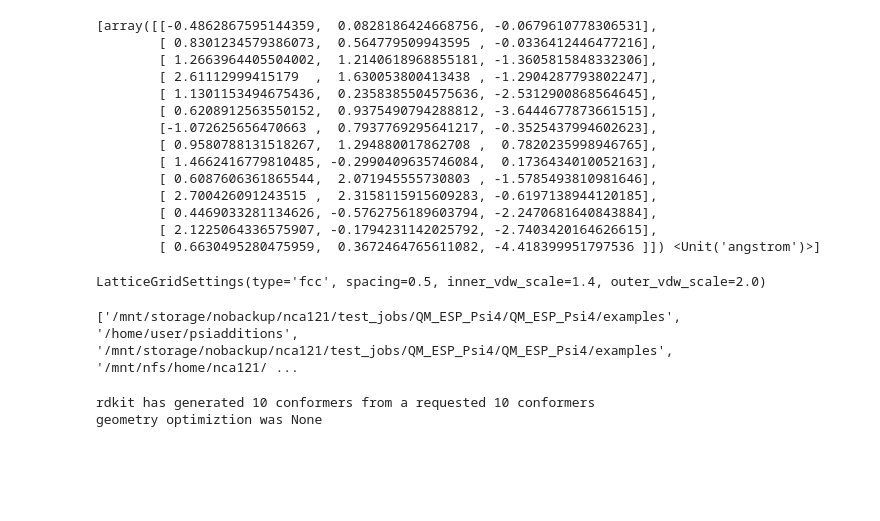
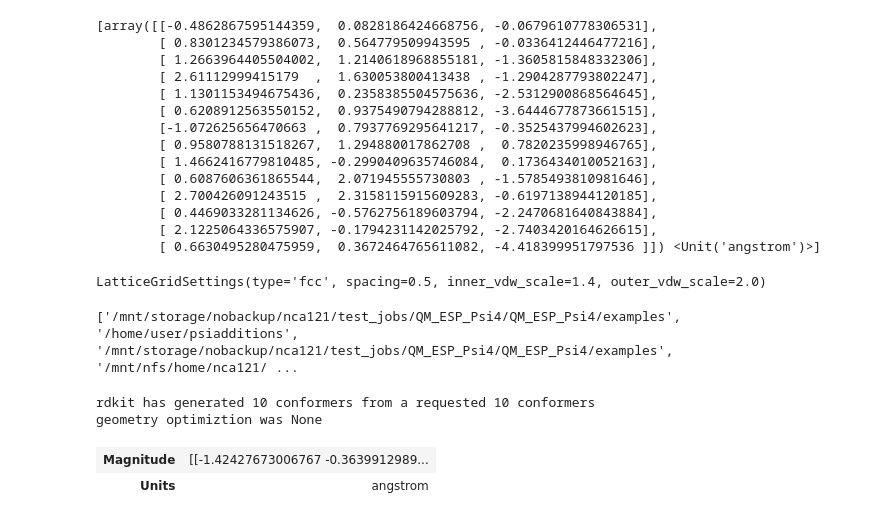
Before and after one commit to bismuthadams1/ChargeCraft, a Jupyter notebook: examples/notebook_test.ipynb, the cells around one changed output. Saved outputs shown, nothing was run; the diff lists cells and outputs as text; code cells hidden in the pictures; blank space fills up the shorter version.

```diff
--- a/examples/notebook_test.ipynb
+++ b/examples/notebook_test.ipynb
@@ -499,8 +497,7 @@ opt_spec = OptimizationInput(
             initial_molecule=qc_mol,
             input_specification=spec,
             keywords={"coordsys": "dlc",
-                      "program": "psi4",
-                      "wavefunction":"all"}
+                      "program": "psi4"}
         )
 
 
@@ -519,6 +516,11 @@ opt_2 = qcengine.compute(opt_input, "psi4")
 # %% [output]
 rdkit has generated 10 conformers from a requested 10 conformers
 geometry optimiztion was None
+# %%
+optmized_mol.geometry*unit.angstrom
+# %% [output]
+| Magnitude | [[-1.42427673006767 -0.3639912989... |
+| Units | angstrom |
 # %%
 print(opt_2.dict().keys())
 
```
Also changed, not shown: parts of 11 cells of this notebook, 13 other files.
